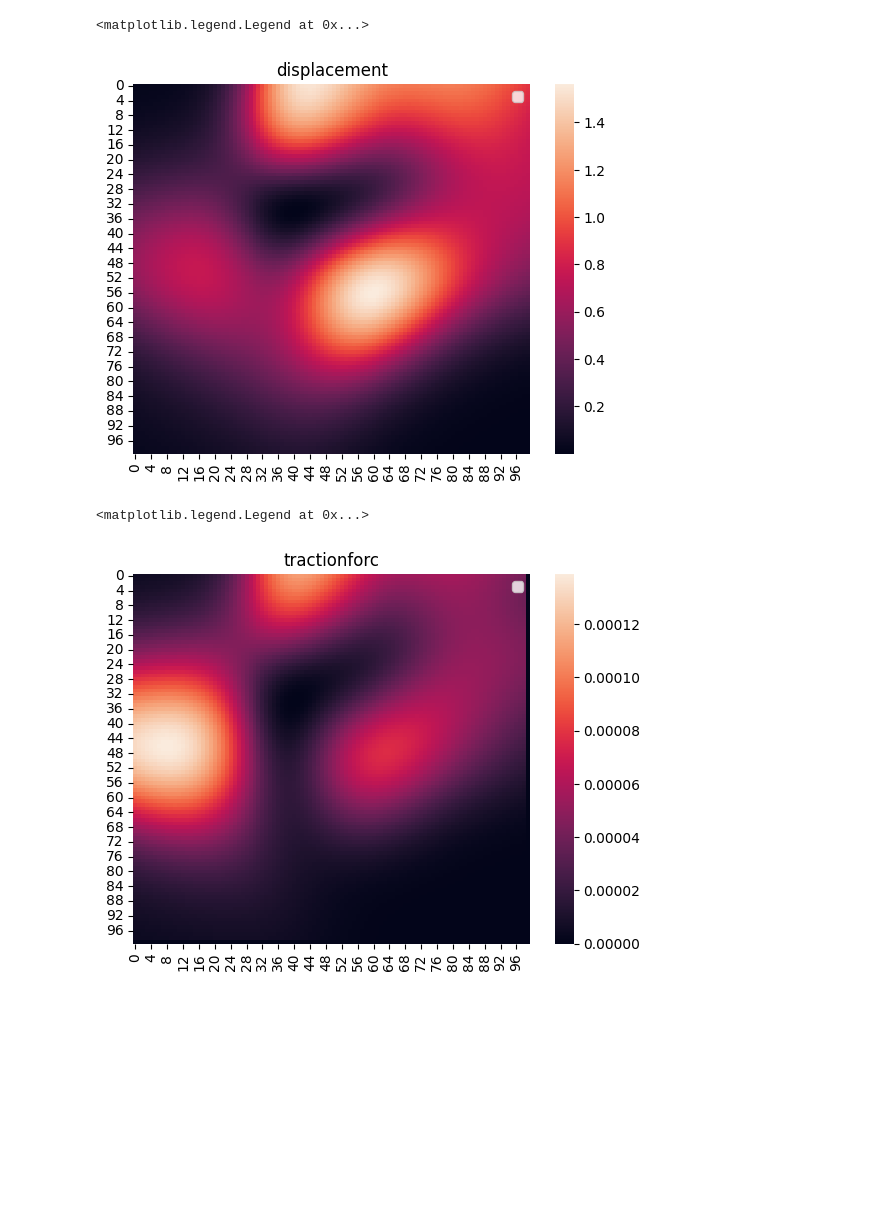
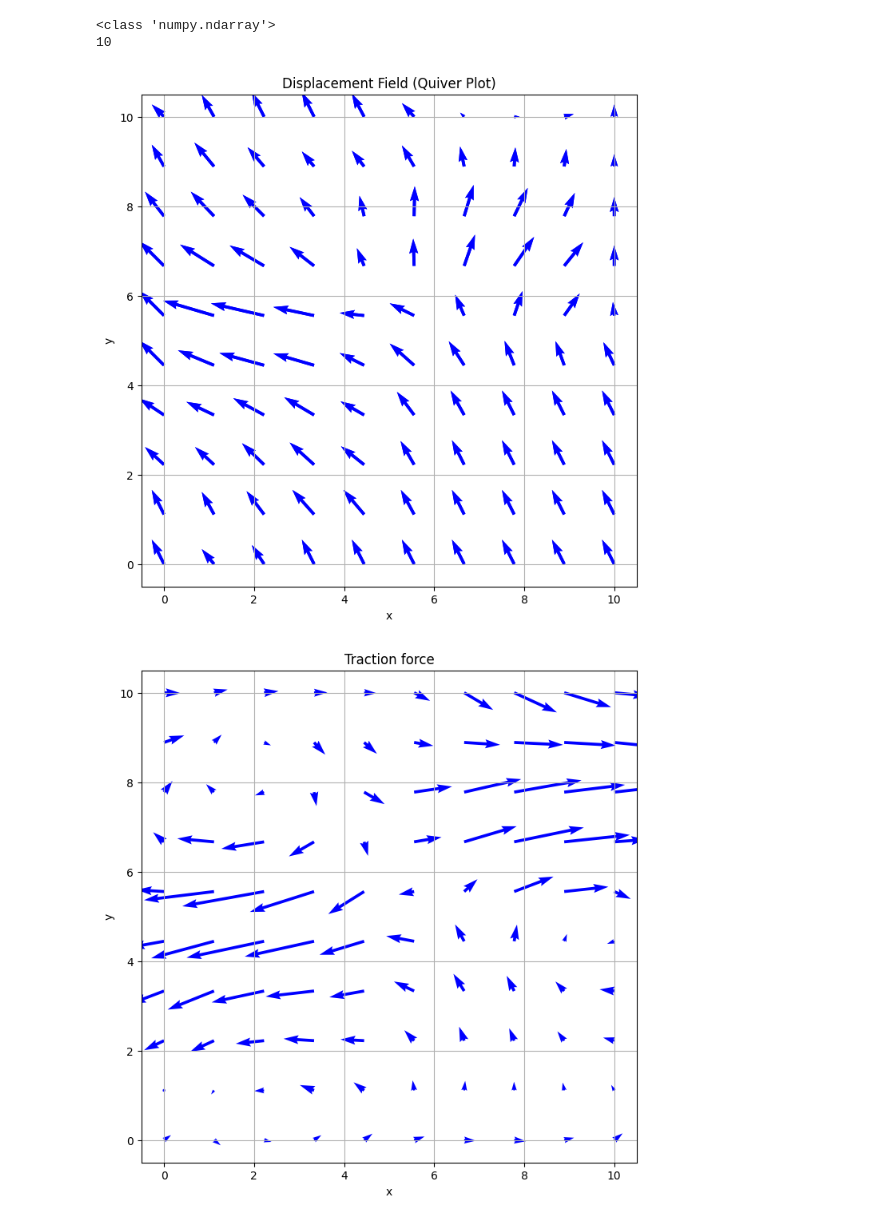
Before and after one commit to utksara/cellmech, a Jupyter notebook: tractionforce.ipynb, the cells around one changed output. Saved outputs shown, nothing was run; the diff lists cells and outputs as text; code cells hidden in the pictures; blank space fills up the shorter version.

```diff
--- a/tractionforce.ipynb
+++ b/tractionforce.ipynb
@@ -1,40 +1,72 @@
 # %%
 from cellmech.fttc import *
-from cellmech.bead_detection import bead_image_correlation
+from cellmech.bead_detection import bead_image_correlation_dense
 import numpy as np
 from PIL import Image
 import seaborn as sns
 
 
 # define all the parameters that are required to calculata traction forces
 cellmechparams = CellMechParameters({
     "p" : 0.5,
     "E" : 10e3,
     "pi" : np.pi,
     "N" : 100,
-    "width" :2
+    "pixel_size" : 1e-7,
+    "width" :0.1
 })
 
 
 # calculation of force field using gaussian
-image1 = np.array(Image.open('images/img6/bead_image_before.png').convert('L'))
-image2 = np.array(Image.open('images/img6/bead_image_after.png').convert('L'))
-dUx, dUy = bead_image_correlation(image1, image2, 100)
+image1 = np.array(Image.open('images/img7/before.png').convert('L'))
+image2 = np.array(Image.open('images/img7/after.png').convert('L'))
+print(type(image1))
+dUx, dUy = bead_image_correlation_dense(image1, image2, 10, min_corr = 0.04)
 
-sns.heatmap(dUx**2 + dUy**2)
-plt.title("displacement")
-plt.legend()
+# sns.heatmap(np.sqrt(dUx**2 + dUy**2))
+# plt.title("displacement")
+# plt.legend()
+
+print(dUx.shape[0])
+n = 100
+x = np.linspace(0, 10, dUx.shape[0])
+y = np.linspace(0, 10, dUx.shape[1])
+X, Y = np.meshgrid(x, y)
+
+
+# 2. Create the plot
+plt.figure(figsize=(8, 8))
+plt.quiver(X, Y, dUx, dUy, color='blue')
+plt.quiver(X, Y, dUx, dUy, color='blue')
+
+plt.title("Displacement Field (Quiver Plot)")
+plt.xlabel("x")
+plt.ylabel("y")
+plt.grid()
+plt.show()
 # %% [output]
-<matplotlib.legend.Legend at 0x...>
+<class 'numpy.ndarray'>
+10
-[figure, old version]
+[figure, new version]
 # %%
 displacement = 1e-6*np.stack((dUx, dUy), axis=2)
 force_field  = calculate_traction_force(displacement, cellmechparams)
 
 Fx, Fy = force_field[:, :, 0], force_field[:, :, 1]
-sns.heatmap(Fx**2 + Fy**2)
-plt.title("tractionforc")
-plt.legend()
+
+
+# 2. Create the plot
+plt.figure(figsize=(8, 8))
+plt.quiver(X, Y, Fx, Fy, color='blue')
+plt.title("Traction force")
+plt.xlabel("x")
+plt.ylabel("y")
+plt.grid()
+plt.show()
+
+
+# sns.heatmap(Fx**2 + Fy**2)
+# plt.title("tractionforc")
+# plt.legend()
 # %% [output]
-<matplotlib.legend.Legend at 0x...>
-[figure, old version]
+[figure, new version]
```
Also changed, not shown: parts of 1 cell of this notebook, 12 other files.
